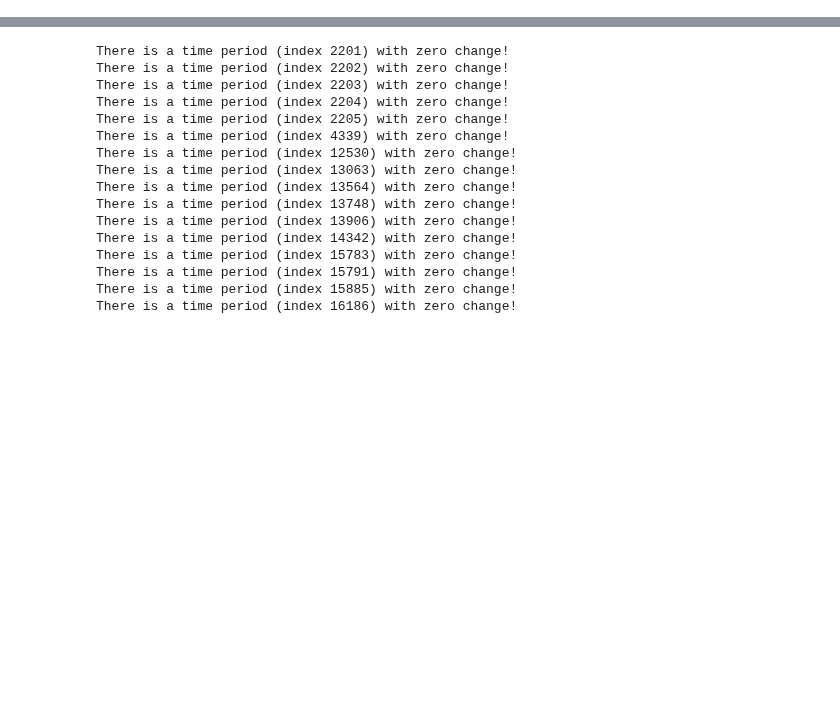
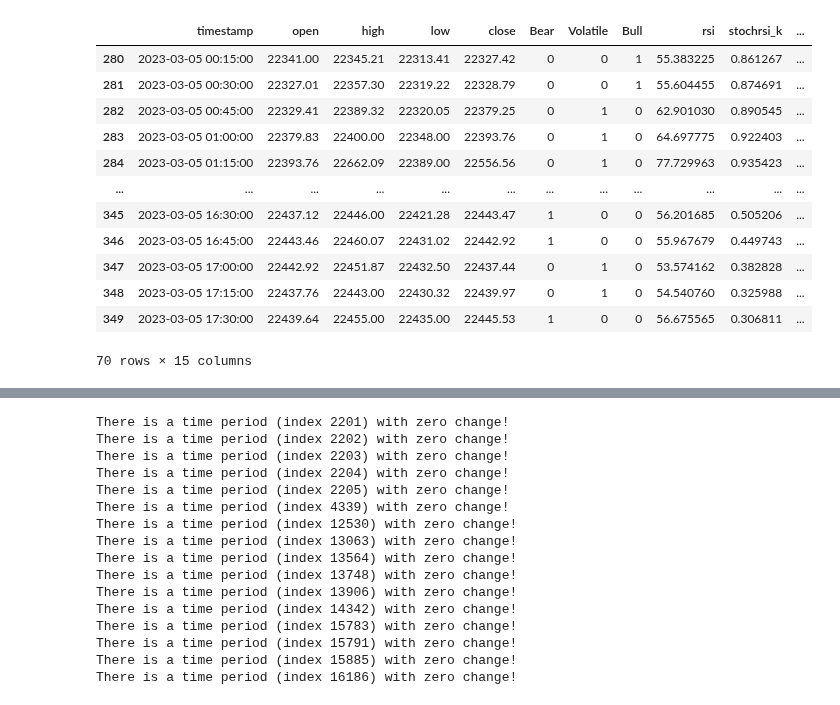
Before and after one commit to anilergan/AISMTB, a Jupyter notebook: binance_api_main.ipynb, the cells around one changed output, grey strips where cells are left out. Saved outputs shown, nothing was run; the diff lists cells and outputs as text; code cells hidden in the pictures; blank space fills up the shorter version.

```diff
--- a/binance_api_main.ipynb
+++ b/binance_api_main.ipynb
@@ -49,0 +50,17 @@ df
+# %%
+df_v = df.iloc[280:350,:]
+df_v
+# %% [output]
+|  | timestamp | open | high | low | close | Bear | Volatile | Bull | rsi | stochrsi_k | ... |
+| 280 | 2023-03-05 00:15:00 | 22341.00 | 22345.21 | 22313.41 | 22327.42 | 0 | 0 | 1 | 55.383225 | 0.861267 | ... |
+| 281 | 2023-03-05 00:30:00 | 22327.01 | 22357.30 | 22319.22 | 22328.79 | 0 | 0 | 1 | 55.604455 | 0.874691 | ... |
+| 282 | 2023-03-05 00:45:00 | 22329.41 | 22389.32 | 22320.05 | 22379.25 | 0 | 1 | 0 | 62.901030 | 0.890545 | ... |
+| 283 | 2023-03-05 01:00:00 | 22379.83 | 22400.00 | 22348.00 | 22393.76 | 0 | 1 | 0 | 64.697775 | 0.922403 | ... |
+| 284 | 2023-03-05 01:15:00 | 22393.76 | 22662.09 | 22389.00 | 22556.56 | 0 | 1 | 0 | 77.729963 | 0.935423 | ... |
+| ... | ... | ... | ... | ... | ... | ... | ... | ... | ... | ... | ... |
+| 345 | 2023-03-05 16:30:00 | 22437.12 | 22446.00 | 22421.28 | 22443.47 | 1 | 0 | 0 | 56.201685 | 0.505206 | ... |
+| 346 | 2023-03-05 16:45:00 | 22443.46 | 22460.07 | 22431.02 | 22442.92 | 1 | 0 | 0 | 55.967679 | 0.449743 | ... |
+| 347 | 2023-03-05 17:00:00 | 22442.92 | 22451.87 | 22432.50 | 22437.44 | 0 | 1 | 0 | 53.574162 | 0.382828 | ... |
+| 348 | 2023-03-05 17:15:00 | 22437.76 | 22443.00 | 22430.32 | 22439.97 | 0 | 1 | 0 | 54.540760 | 0.325988 | ... |
+| 349 | 2023-03-05 17:30:00 | 22439.64 | 22455.00 | 22435.00 | 22445.53 | 1 | 0 | 0 | 56.675565 | 0.306811 | ... |
+70 rows × 15 columns
```
Also changed, not shown: parts of 5 cells of this notebook, 1 other file.
